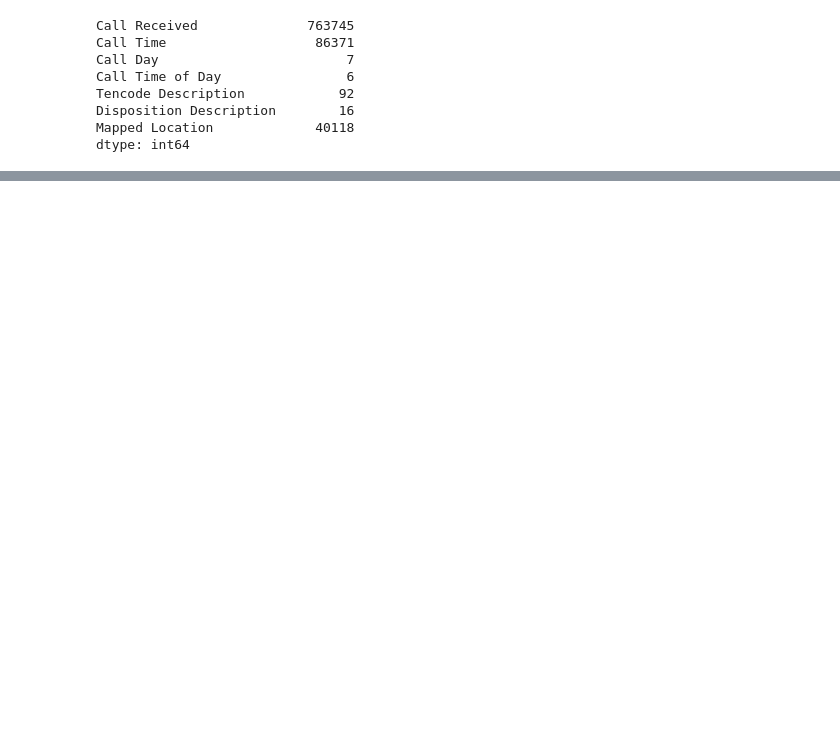
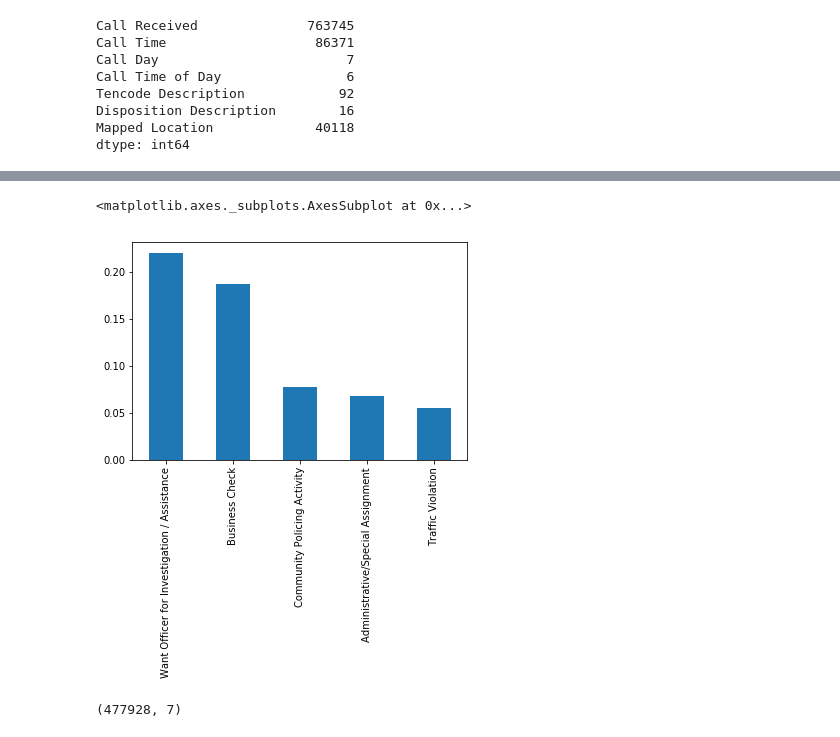
Before and after one commit to zachcornelison/Nashville-Call-Service, a Jupyter notebook: RS Analytics Report.ipynb, the cells around one changed output, grey strips where cells are left out. Drawn from its saved outputs; the diff is of its cells as text; code cells hidden in the pictures; blank space fills up the shorter version.

```diff
--- a/RS Analytics Report.ipynb
+++ b/RS Analytics Report.ipynb
@@ -157,0 +274,2 @@ Name: Call Day, dtype: int64
+# %%
+df_new['Tencode Description'] = df_new['Tencode Description'].map(td_replacements).fillna(df_new['Tencode Description'])
@@ -157,0 +324,5 @@ Name: Call Day, dtype: int64
+# %%
+df_new['Tencode Description'].value_counts(normalize=True).head(5).plot(kind='bar')
+# %% [output]
+<matplotlib.axes._subplots.AxesSubplot at 0x...>
+[figure, added]
@@ -157,0 +337,4 @@ Name: Call Day, dtype: int64
+# %%
+df_top5_calls.shape
+# %% [output]
+(477928, 7)
```
Also changed, not shown: parts of 20 cells of this notebook.
